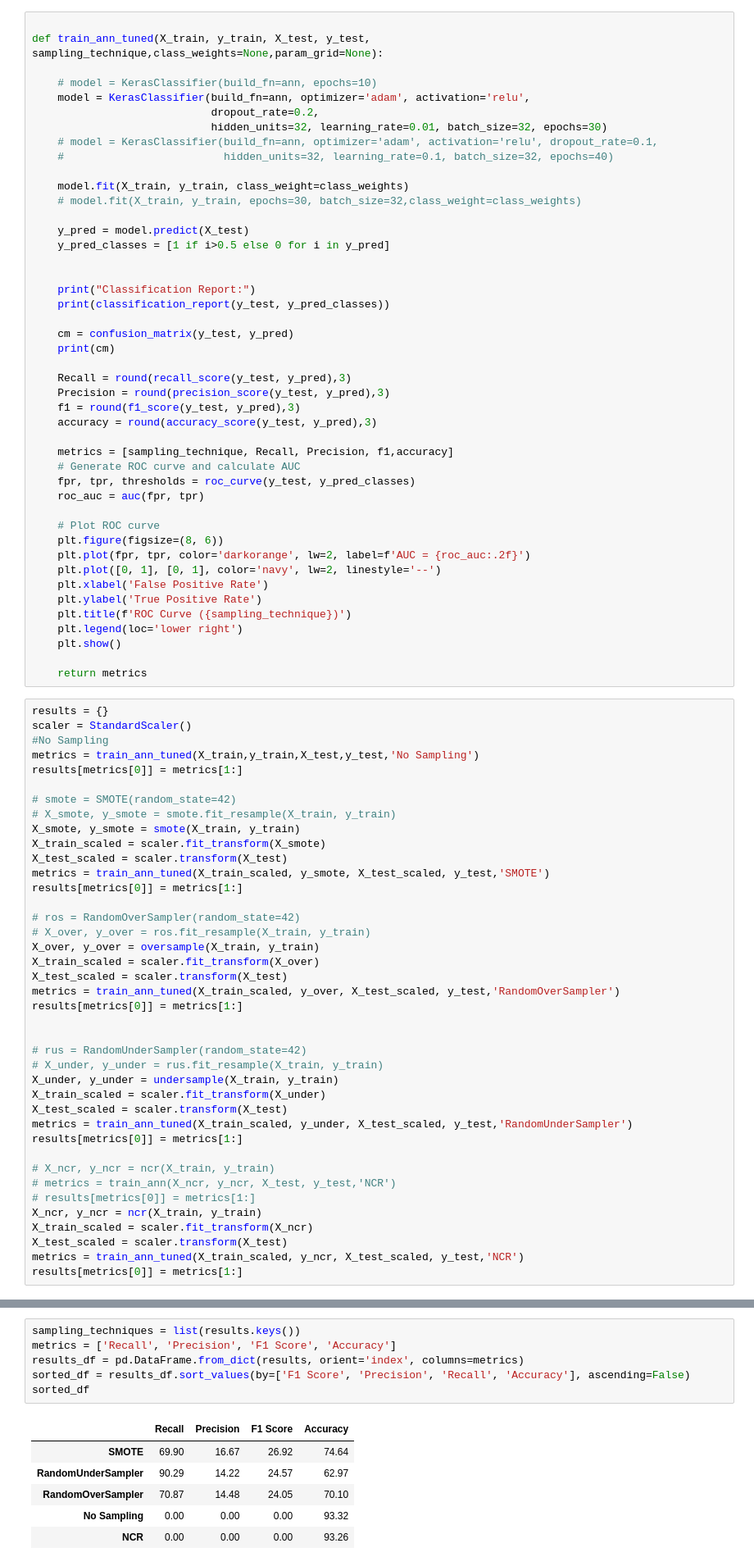
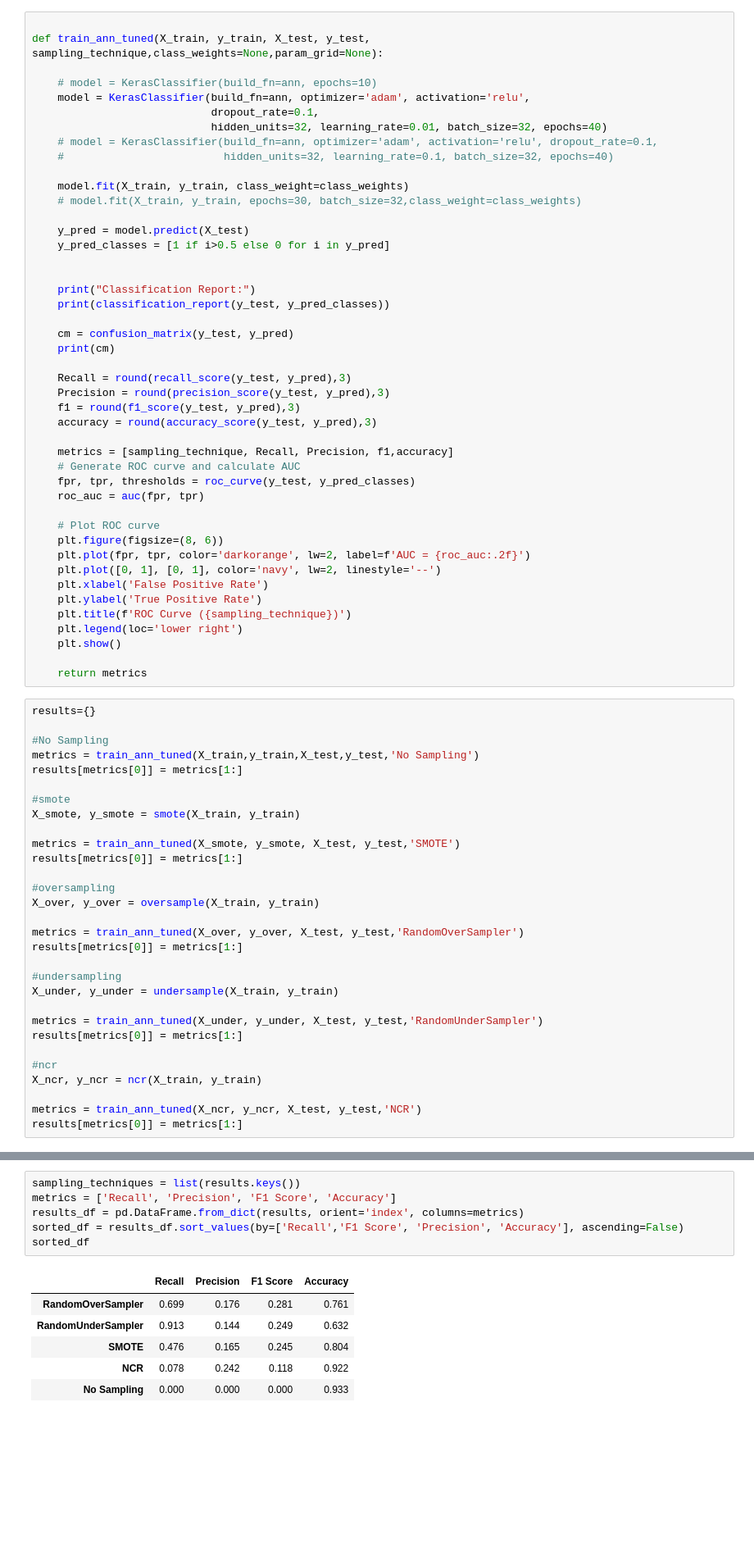
Before and after one commit to dapscc/bt4012_fraud, a Jupyter notebook: deep_learning.ipynb, the cells around one changed output, grey strips where cells are left out. Shown at 82% size. Cells and saved outputs as stored; diff of their text form; blank space fills up the shorter version.

```diff
--- a/deep_learning.ipynb
+++ b/deep_learning.ipynb
@@ -266,8 +267,8 @@ def train_ann_tuned(X_train, y_train, X_test, y_test, sampling_technique,class_w
 
     # model = KerasClassifier(build_fn=ann, epochs=10)
     model = KerasClassifier(build_fn=ann, optimizer='adam', activation='relu',
-                            dropout_rate=0.2,
-                            hidden_units=32, learning_rate=0.01, batch_size=32, epochs=30)
+                            dropout_rate=0.1,
+                            hidden_units=32, learning_rate=0.01, batch_size=32, epochs=40)
     # model = KerasClassifier(build_fn=ann, optimizer='adam', activation='relu', dropout_rate=0.1,
     #                         hidden_units=32, learning_rate=0.1, batch_size=32, epochs=40)
 
@@ -306,43 +307,33 @@ def train_ann_tuned(X_train, y_train, X_test, y_test, sampling_technique,class_w
 
     return metrics
 # %%
-results = {}
-scaler = StandardScaler()
+results={}
+
 #No Sampling
 metrics = train_ann_tuned(X_train,y_train,X_test,y_test,'No Sampling')
 results[metrics[0]] = metrics[1:]
 
-# smote = SMOTE(random_state=42)
-# X_smote, y_smote = smote.fit_resample(X_train, y_train)
+#smote
 X_smote, y_smote = smote(X_train, y_train)
-X_train_scaled = scaler.fit_transform(X_smote)
-X_test_scaled = scaler.transform(X_test)
-metrics = train_ann_tuned(X_train_scaled, y_smote, X_test_scaled, y_test,'SMOTE')
+
+metrics = train_ann_tuned(X_smote, y_smote, X_test, y_test,'SMOTE')
 results[metrics[0]] = metrics[1:]
 
-# ros = RandomOverSampler(random_state=42)
-# X_over, y_over = ros.fit_resample(X_train, y_train)
+#oversampling
 X_over, y_over = oversample(X_train, y_train)
-X_train_scaled = scaler.fit_transform(X_over)
-X_test_scaled = scaler.transform(X_test)
-metrics = train_ann_tuned(X_train_scaled, y_over, X_test_scaled, y_test,'RandomOverSampler')
+
+metrics = train_ann_tuned(X_over, y_over, X_test, y_test,'RandomOverSampler')
 results[metrics[0]] = metrics[1:]
 
+#undersampling
+X_under, y_under = undersample(X_train, y_train)
 
-# rus = RandomUnderSampler(random_state=42)
-# X_under, y_under = rus.fit_resample(X_train, y_train)
-X_under, y_under = undersample(X_train, y_train)
-X_train_scaled = scaler.fit_transform(X_under)
-X_test_scaled = scaler.transform(X_test)
-metrics = train_ann_tuned(X_train_scaled, y_under, X_test_scaled, y_test,'RandomUnderSampler')
+metrics = train_ann_tuned(X_under, y_under, X_test, y_test,'RandomUnderSampler')
 results[metrics[0]] = metrics[1:]
 
-# X_ncr, y_ncr = ncr(X_train, y_train)
-# metrics = train_ann(X_ncr, y_ncr, X_test, y_test,'NCR')
-# results[metrics[0]] = metrics[1:]
+#ncr
 X_ncr, y_ncr = ncr(X_train, y_train)
-X_train_scaled = scaler.fit_transform(X_ncr)
-X_test_scaled = scaler.transform(X_test)
-metrics = train_ann_tuned(X_train_scaled, y_ncr, X_test_scaled, y_test,'NCR')
+
+metrics = train_ann_tuned(X_ncr, y_ncr, X_test, y_test,'NCR')
 results[metrics[0]] = metrics[1:]
 # %% [output]
@@ -350,13 +417,13 @@ NameError: name 'StandardScaler' is not defined
 # %%
 sampling_techniques = list(results.keys())
 metrics = ['Recall', 'Precision', 'F1 Score', 'Accuracy']
 results_df = pd.DataFrame.from_dict(results, orient='index', columns=metrics)
-sorted_df = results_df.sort_values(by=['F1 Score', 'Precision', 'Recall', 'Accuracy'], ascending=False)
+sorted_df = results_df.sort_values(by=['Recall','F1 Score', 'Precision', 'Accuracy'], ascending=False)
 sorted_df
 # %% [output]
 |  | Recall | Precision | F1 Score | Accuracy |
-| SMOTE | 69.90 | 16.67 | 26.92 | 74.64 |
-| RandomUnderSampler | 90.29 | 14.22 | 24.57 | 62.97 |
-| RandomOverSampler | 70.87 | 14.48 | 24.05 | 70.10 |
-| No Sampling | 0.00 | 0.00 | 0.00 | 93.32 |
-| NCR | 0.00 | 0.00 | 0.00 | 93.26 |
+| RandomOverSampler | 0.699 | 0.176 | 0.281 | 0.761 |
+| RandomUnderSampler | 0.913 | 0.144 | 0.249 | 0.632 |
+| SMOTE | 0.476 | 0.165 | 0.245 | 0.804 |
+| NCR | 0.078 | 0.242 | 0.118 | 0.922 |
+| No Sampling | 0.000 | 0.000 | 0.000 | 0.933 |
```
Also changed, not shown: parts of 5 cells of this notebook.
